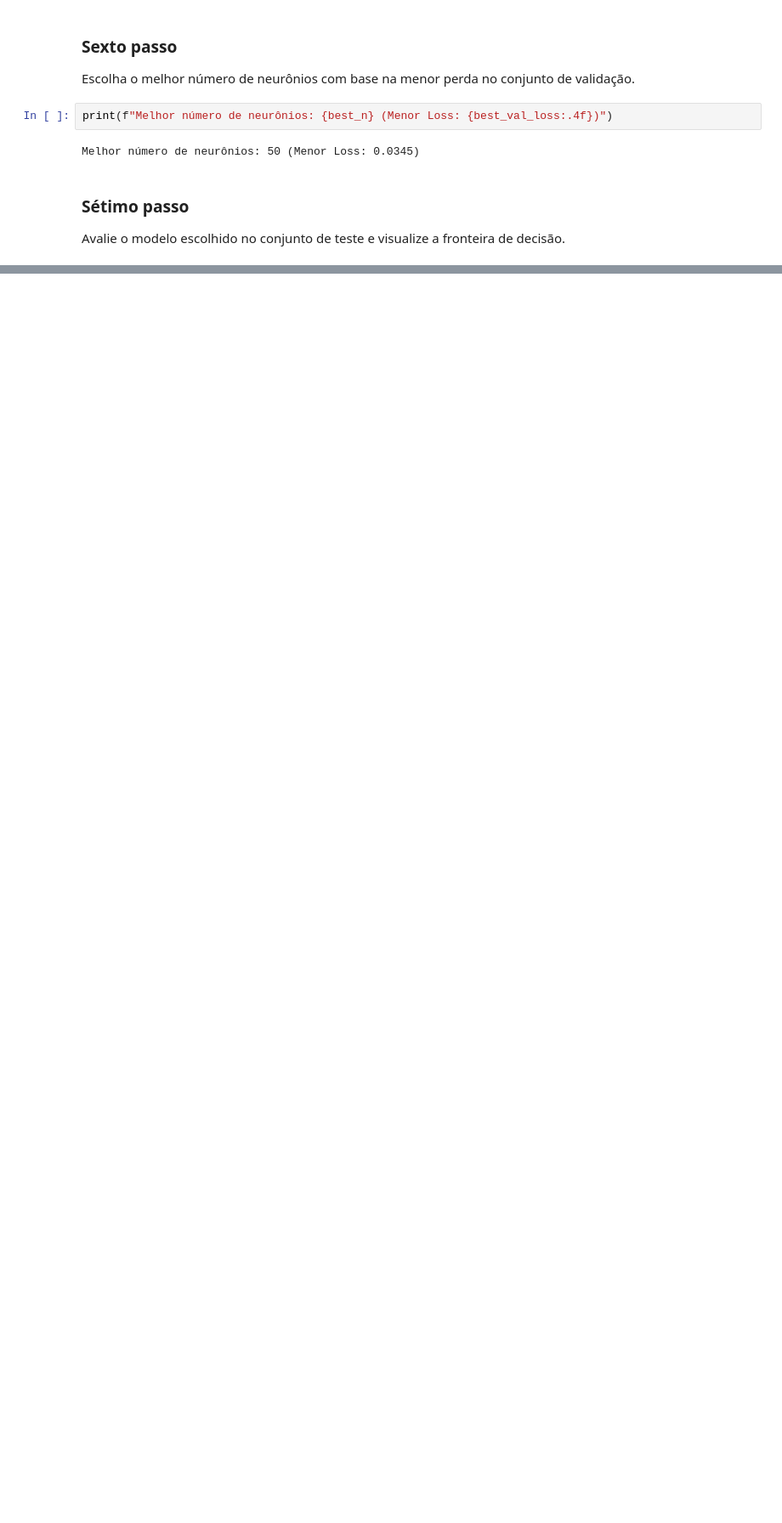
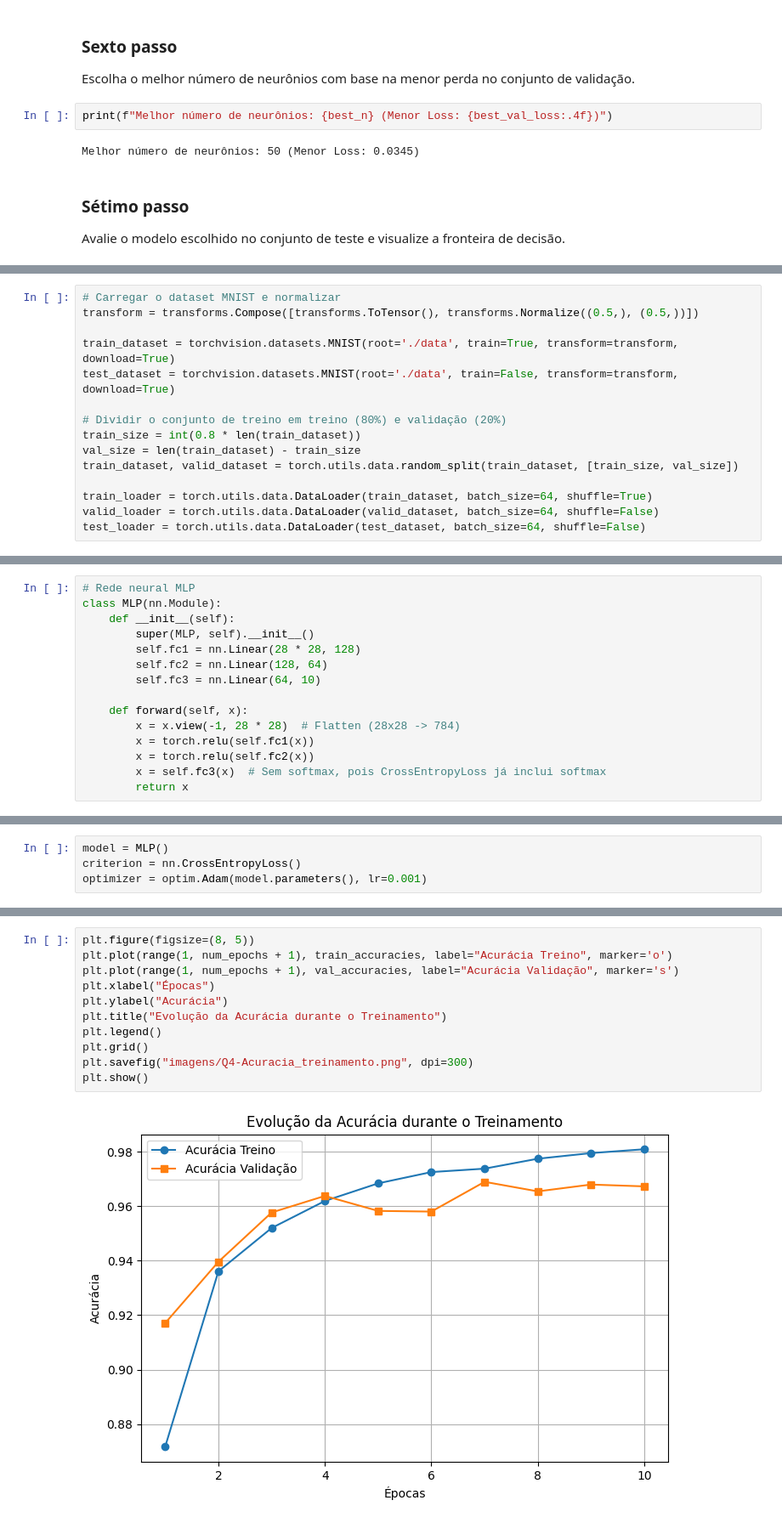
Before and after one commit to Aldenor-Neto/TrabalhoFinal-InteligenciaArtificial-IA, a Jupyter notebook: notebook_questoes.ipynb, the cells around one changed output, grey strips where cells are left out. Shown at 85% size. Cells and saved outputs as stored; diff of their text form; blank space fills up the shorter version.

```diff
--- a/notebook_questoes.ipynb
+++ b/notebook_questoes.ipynb
@@ -405,0 +409,15 @@ Acurácia no conjunto de teste: 0.9867
+# %%
+# Carregar o dataset MNIST e normalizar
+transform = transforms.Compose([transforms.ToTensor(), transforms.Normalize((0.5,), (0.5,))])
+
+train_dataset = torchvision.datasets.MNIST(root='./data', train=True, transform=transform, download=True)
+test_dataset = torchvision.datasets.MNIST(root='./data', train=False, transform=transform, download=True)
+
+# Dividir o conjunto de treino em treino (80%) e validação (20%)
+train_size = int(0.8 * len(train_dataset))
+val_size = len(train_dataset) - train_size
+train_dataset, valid_dataset = torch.utils.data.random_split(train_dataset, [train_size, val_size])
+
+train_loader = torch.utils.data.DataLoader(train_dataset, batch_size=64, shuffle=True)
+valid_loader = torch.utils.data.DataLoader(valid_dataset, batch_size=64, shuffle=False)
+test_loader = torch.utils.data.DataLoader(test_dataset, batch_size=64, shuffle=False)
@@ -405,0 +430,15 @@ Acurácia no conjunto de teste: 0.9867
+# %%
+# Rede neural MLP
+class MLP(nn.Module):
+    def __init__(self):
+        super(MLP, self).__init__()
+        self.fc1 = nn.Linear(28 * 28, 128)
+        self.fc2 = nn.Linear(128, 64)
+        self.fc3 = nn.Linear(64, 10)
+
+    def forward(self, x):
+        x = x.view(-1, 28 * 28)  # Flatten (28x28 -> 784)
+        x = torch.relu(self.fc1(x))
+        x = torch.relu(self.fc2(x))
+        x = self.fc3(x)  # Sem softmax, pois CrossEntropyLoss já inclui softmax
+        return x
@@ -405,0 +448,4 @@ Acurácia no conjunto de teste: 0.9867
+# %%
+model = MLP()
+criterion = nn.CrossEntropyLoss()
+optimizer = optim.Adam(model.parameters(), lr=0.001)
@@ -405,0 +529,13 @@ Acurácia no conjunto de teste: 0.9867
+# %%
+plt.figure(figsize=(8, 5))
+plt.plot(range(1, num_epochs + 1), train_accuracies, label="Acurácia Treino", marker='o')
+plt.plot(range(1, num_epochs + 1), val_accuracies, label="Acurácia Validação", marker='s')
+plt.xlabel("Épocas")
+plt.ylabel("Acurácia")
+plt.title("Evolução da Acurácia durante o Treinamento")
+plt.legend()
+plt.grid()
+plt.savefig("imagens/Q4-Acuracia_treinamento.png", dpi=300)
+plt.show()
+# %% [output]
+[figure, added]
```
Also changed, not shown: parts of 14 cells of this notebook, 5 other files.
